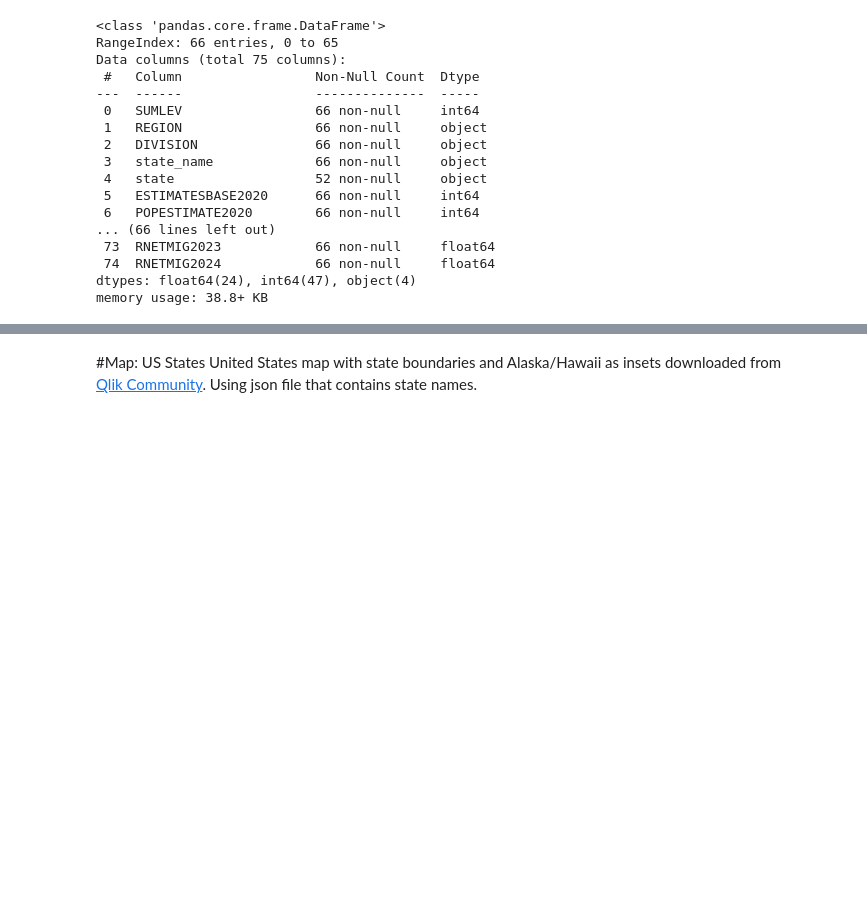
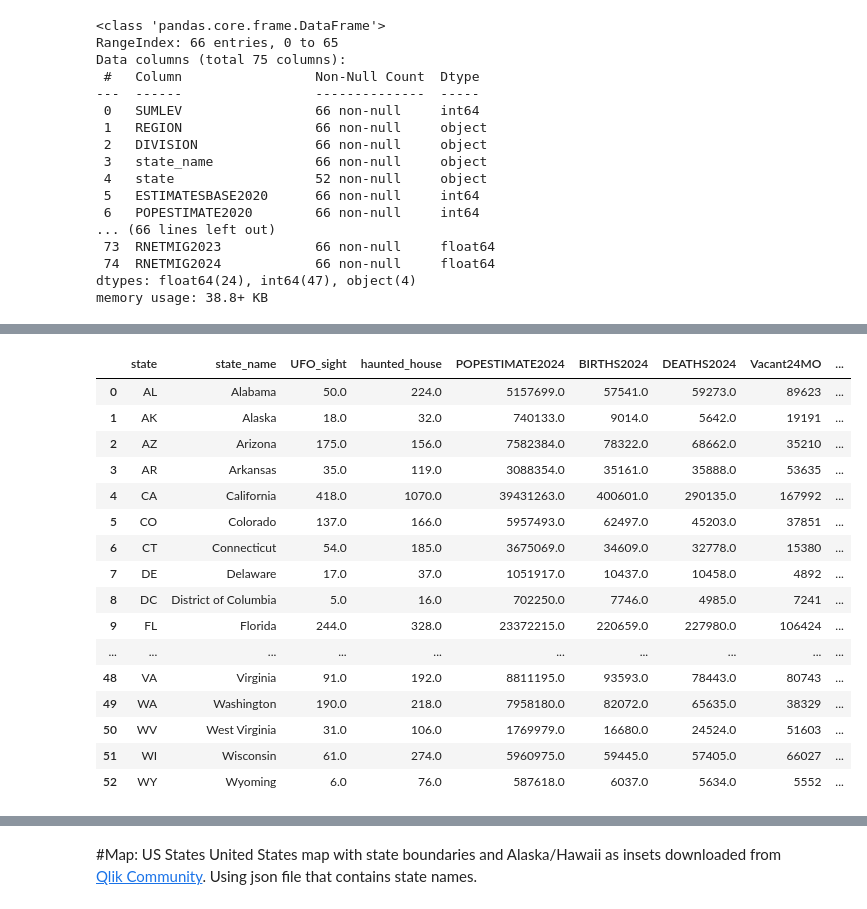
Before and after one commit to carlavilla/GIS, a Jupyter notebook: PS3_GIS_CV.ipynb, the cells around one changed output, grey strips where cells are left out. Saved outputs shown, nothing was run; the diff lists cells and outputs as text; code cells hidden in the pictures; blank space fills up the shorter version.

```diff
--- a/PS3_GIS_CV.ipynb
+++ b/PS3_GIS_CV.ipynb
@@ -261,7 +244,7 @@ Data columns (total 10 columns):
 dtypes: float64(4), object(6)
 memory usage: 858.9+ KB
 # %%
-haunted.rename(columns={'state': 'statefull'}, inplace=True)
+haunted.rename(columns={'state': 'state_name'}, inplace=True)
 haunted.rename(columns={'state_abbrev': 'state'}, inplace=True)
 #changing variable names so they can be used for merging later
 # %%
@@ -393,0 +452,3 @@ memory usage: 38.8+ KB
+# %%
+spookyset1= pd.merge(ufocount, hauntedcount, on='state',how='outer',indicator=True)
+spookyset1.info()
@@ -393,0 +487,3 @@ memory usage: 38.8+ KB
+# %%
+spookyset1.rename(columns={'count_x': 'UFO_sight'}, inplace=True)
+spookyset1.rename(columns={'count_y': 'haunted_house'}, inplace=True)
@@ -393,0 +528,4 @@ memory usage: 38.8+ KB
+# %%
+#States merged. Don't care about regions and overall population so ok dropping it.
+spookyset2 = pd.merge(spookyset1, pop2024, on='state',how='inner',indicator=False)
+spookyset2.head(5)
@@ -393,0 +540,21 @@ memory usage: 38.8+ KB
+# %%
+spookyset3 = pd.merge(spookyset2, vacancy2024, on='state_name',how='outer',indicator=False)
+spookyset3[['state', 'state_name', 'UFO_sight', 'haunted_house', 'POPESTIMATE2024', 'BIRTHS2024', 'DEATHS2024', 'Vacant24MO', '_merge']]
+# %% [output]
+|  | state | state_name | UFO_sight | haunted_house | POPESTIMATE2024 | BIRTHS2024 | DEATHS2024 | Vacant24MO | ... |
+| 0 | AL | Alabama | 50.0 | 224.0 | 5157699.0 | 57541.0 | 59273.0 | 89623 | ... |
+| 1 | AK | Alaska | 18.0 | 32.0 | 740133.0 | 9014.0 | 5642.0 | 19191 | ... |
+| 2 | AZ | Arizona | 175.0 | 156.0 | 7582384.0 | 78322.0 | 68662.0 | 35210 | ... |
+| 3 | AR | Arkansas | 35.0 | 119.0 | 3088354.0 | 35161.0 | 35888.0 | 53635 | ... |
+| 4 | CA | California | 418.0 | 1070.0 | 39431263.0 | 400601.0 | 290135.0 | 167992 | ... |
+| 5 | CO | Colorado | 137.0 | 166.0 | 5957493.0 | 62497.0 | 45203.0 | 37851 | ... |
+| 6 | CT | Connecticut | 54.0 | 185.0 | 3675069.0 | 34609.0 | 32778.0 | 15380 | ... |
+| 7 | DE | Delaware | 17.0 | 37.0 | 1051917.0 | 10437.0 | 10458.0 | 4892 | ... |
+| 8 | DC | District of Columbia | 5.0 | 16.0 | 702250.0 | 7746.0 | 4985.0 | 7241 | ... |
+| 9 | FL | Florida | 244.0 | 328.0 | 23372215.0 | 220659.0 | 227980.0 | 106424 | ... |
+| ... | ... | ... | ... | ... | ... | ... | ... | ... | ... |
+| 48 | VA | Virginia | 91.0 | 192.0 | 8811195.0 | 93593.0 | 78443.0 | 80743 | ... |
+| 49 | WA | Washington | 190.0 | 218.0 | 7958180.0 | 82072.0 | 65635.0 | 38329 | ... |
+| 50 | WV | West Virginia | 31.0 | 106.0 | 1769979.0 | 16680.0 | 24524.0 | 51603 | ... |
+| 51 | WI | Wisconsin | 61.0 | 274.0 | 5960975.0 | 59445.0 | 57405.0 | 66027 | ... |
+| 52 | WY | Wyoming | 6.0 | 76.0 | 587618.0 | 6037.0 | 5634.0 | 5552 | ... |
```
Also changed, not shown: parts of 24 cells of this notebook.
